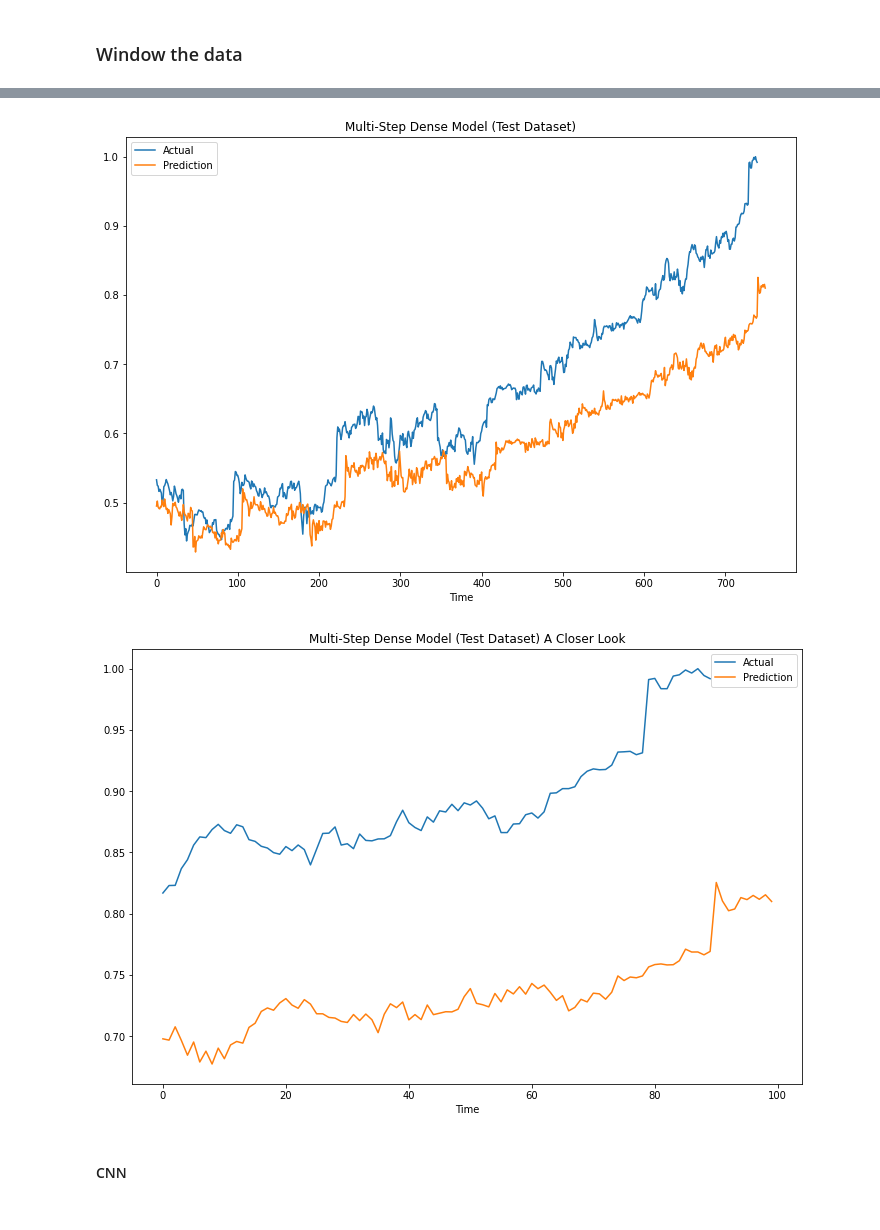
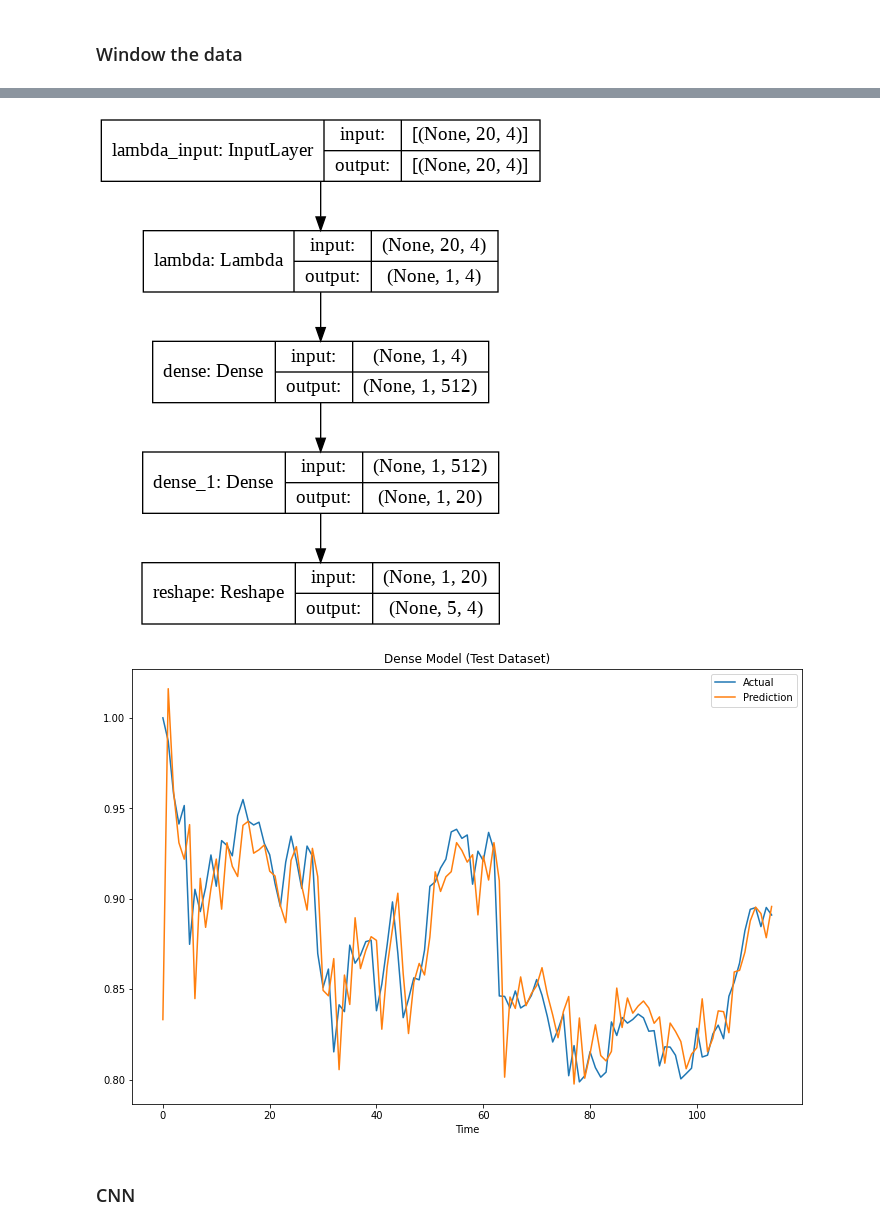
Before and after one commit to iislamm/stock-prices-prediction, a Jupyter notebook: stocks_prediction.ipynb, the cells around one changed output, grey strips where cells are left out. Cells and saved outputs as stored; diff of their text form; code cells hidden in the pictures.

```diff
--- a/stocks_prediction.ipynb
+++ b/stocks_prediction.ipynb
@@ -153,2 +224,9 @@ grouped_df.head()
+# %%
+close_scaler = MinMaxScaler()
+volume_scaler = MinMaxScaler()
+change_scaler = MinMaxScaler()
+df.close = close_scaler.fit_transform(df.close.values.reshape(-1, 1))
+df.volume = volume_scaler.fit_transform(df.volume.values.reshape(-1, 1))
+df.change = change_scaler.fit_transform(df.change.values.reshape(-1, 1))
 # %% [markdown]
 Split the data using (70, 20, 10)
@@ -166,3 +232,0 @@ dtype: int64
-# %%
-df = df[['close', 'log_change', 'volume']]
-df.head()
@@ -309,8 +375,8 @@ def plot_series(self, model, plot_col='close', series=test_df, start=0, title=No
     ds = ds.batch(32).prefetch(1)
     forecast = model.predict(ds)
     forecast = forecast[:-1, -1, 0]
-    plt.plot(np.array(range(len(series[plot_col][start + self.label_width:]))),
-                series[plot_col][start + self.label_width:], '-')
+    plt.plot(np.array(range(len(series[plot_col][start + self.input_width + self.label_width:]))),
+                series[plot_col][start + self.input_width + self.label_width:], '-')
     plt.plot(np.array(range(len(forecast[start:]))), forecast[start:], '-')
 
     plt.title(title)
@@ -373,7 +440,7 @@ def compile_and_fit(model, window, patience=5):
 # %% [markdown]
 ### Window the data
 # %%
-OUT_STEPS = 10
+OUT_STEPS = 5
 multi_window = WindowGenerator(input_width=20, label_width=OUT_STEPS,
                                shift=OUT_STEPS, label_columns=['close'])
 multi_window.plot()
@@ -405,11 +474,13 @@ multi_performance['Dense'] = multi_dense_model.evaluate(multi_window.test, verbo
+# %%
+plot_model(multi_dense_model, show_shapes=True, show_layer_names=True, rankdir='TB', expand_nested=True)
+# %% [output]
+[figure, added]
 # %%
-multi_window.plot_series(multi_dense_model, title="Multi-Step Dense Model (Test Dataset)", start=-750)
-multi_window.plot_series(multi_dense_model, title="Multi-Step Dense Model (Test Dataset) A Closer Look", start=-100)
+multi_window.plot_series(multi_dense_model, title="Dense Model (Test Dataset)")
 # %% [output]
-[figure, old version]
+[figure, new version]
-[figure, removed]
 # %% [markdown]
-#### CNN
+### CNN
 # %%
 CONV_WIDTH = 3
 multi_conv_model = tf.keras.Sequential([
```
Also changed, not shown: parts of 63 cells of this notebook.
